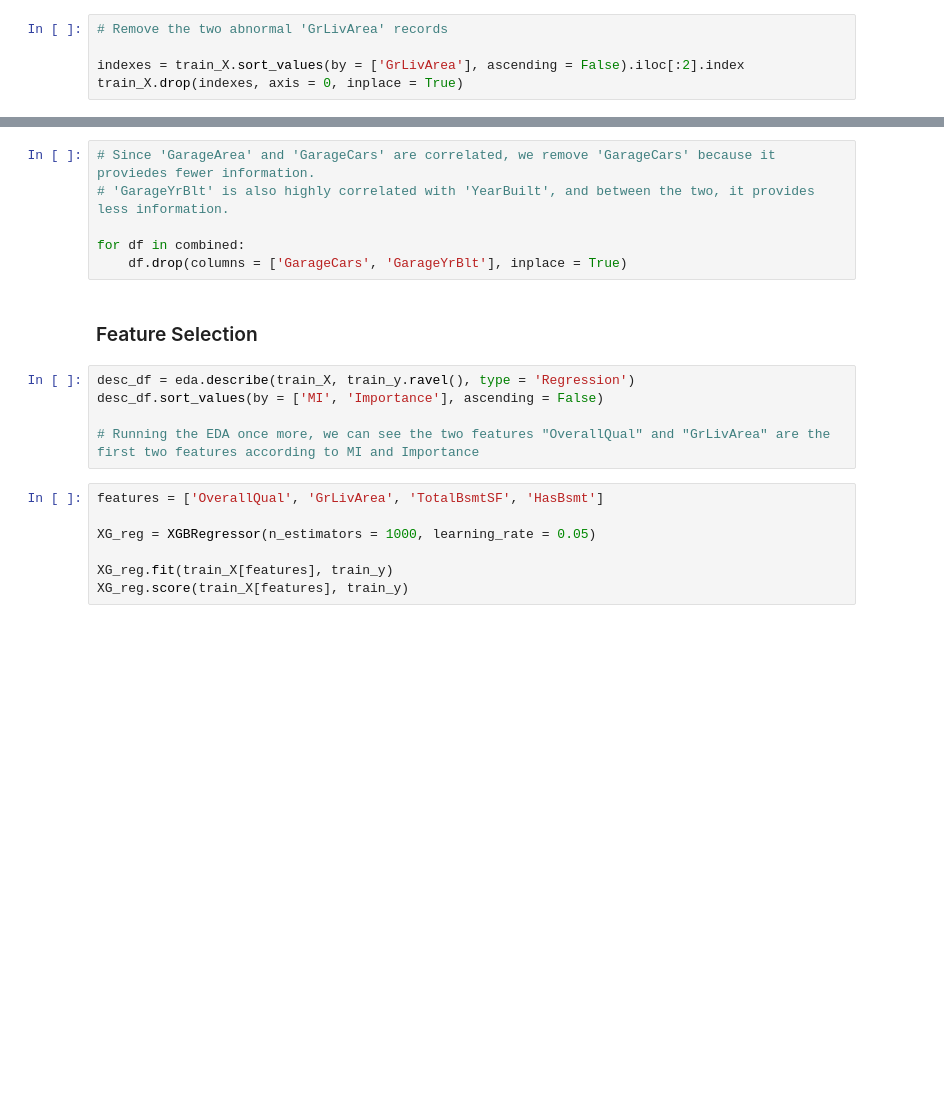
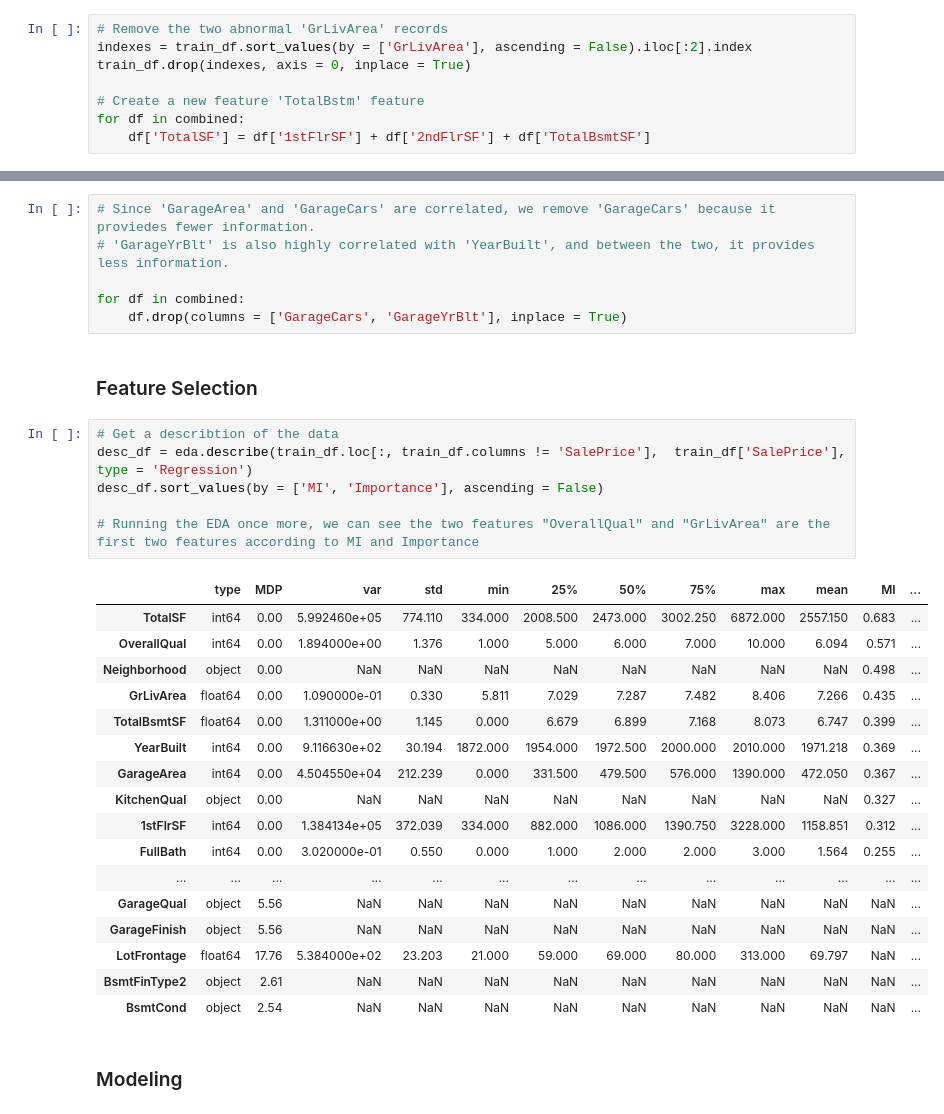
Before and after one commit to keivanipchihagh/House-Prices-Advanced-Regression-Techniques, a Jupyter notebook: house-prices-advanced-regression-techniques.ipynb, the cells around one changed output, grey strips where cells are left out. Drawn from its saved outputs; the diff is of its cells as text; blank space fills up the shorter version.

```diff
--- a/house-prices-advanced-regression-techniques.ipynb
+++ b/house-prices-advanced-regression-techniques.ipynb
@@ -110,9 +101,12 @@ Overall features to remove: ['HeatingQC', 'YrSold', 'Foundation', 'PavedDrive',
 ### Feature Engineering
 # %%
 # Remove the two abnormal 'GrLivArea' records
+indexes = train_df.sort_values(by = ['GrLivArea'], ascending = False).iloc[:2].index
+train_df.drop(indexes, axis = 0, inplace = True)
 
-indexes = train_X.sort_values(by = ['GrLivArea'], ascending = False).iloc[:2].index
-train_X.drop(indexes, axis = 0, inplace = True)
+# Create a new feature 'TotalBstm' feature
+for df in combined:
+    df['TotalSF'] = df['1stFlrSF'] + df['2ndFlrSF'] + df['TotalBsmtSF']
 # %%
 # Basement is important and is something I consider when buying a house, so I will keep it. But it's not normal again and in fact, there are many houses with no basements!
 # So I'll create a new variabe that indicates wheter the house has a basement or not. Then I'll transform the ones with basement it to log.
@@ -149,14 +148,28 @@ for df in combined:
 # %% [markdown]
 ### Feature Selection
 # %%
-desc_df = eda.describe(train_X, train_y.ravel(), type = 'Regression')
+# Get a describtion of the data
+desc_df = eda.describe(train_df.loc[:, train_df.columns != 'SalePrice'],  train_df['SalePrice'], type = 'Regression')
 desc_df.sort_values(by = ['MI', 'Importance'], ascending = False)
 
 # Running the EDA once more, we can see the two features "OverallQual" and "GrLivArea" are the first two features according to MI and Importance
+# %% [output]
+|  | type | MDP | var | std | min | 25% | 50% | 75% | max | mean | MI | ... |
+| TotalSF | int64 | 0.00 | 5.992460e+05 | 774.110 | 334.000 | 2008.500 | 2473.000 | 3002.250 | 6872.000 | 2557.150 | 0.683 | ... |
+| OverallQual | int64 | 0.00 | 1.894000e+00 | 1.376 | 1.000 | 5.000 | 6.000 | 7.000 | 10.000 | 6.094 | 0.571 | ... |
+| Neighborhood | object | 0.00 | NaN | NaN | NaN | NaN | NaN | NaN | NaN | NaN | 0.498 | ... |
+| GrLivArea | float64 | 0.00 | 1.090000e-01 | 0.330 | 5.811 | 7.029 | 7.287 | 7.482 | 8.406 | 7.266 | 0.435 | ... |
+| TotalBsmtSF | float64 | 0.00 | 1.311000e+00 | 1.145 | 0.000 | 6.679 | 6.899 | 7.168 | 8.073 | 6.747 | 0.399 | ... |
+| YearBuilt | int64 | 0.00 | 9.116630e+02 | 30.194 | 1872.000 | 1954.000 | 1972.500 | 2000.000 | 2010.000 | 1971.218 | 0.369 | ... |
+| GarageArea | int64 | 0.00 | 4.504550e+04 | 212.239 | 0.000 | 331.500 | 479.500 | 576.000 | 1390.000 | 472.050 | 0.367 | ... |
+| KitchenQual | object | 0.00 | NaN | NaN | NaN | NaN | NaN | NaN | NaN | NaN | 0.327 | ... |
+| 1stFlrSF | int64 | 0.00 | 1.384134e+05 | 372.039 | 334.000 | 882.000 | 1086.000 | 1390.750 | 3228.000 | 1158.851 | 0.312 | ... |
+| FullBath | int64 | 0.00 | 3.020000e-01 | 0.550 | 0.000 | 1.000 | 2.000 | 2.000 | 3.000 | 1.564 | 0.255 | ... |
+| ... | ... | ... | ... | ... | ... | ... | ... | ... | ... | ... | ... | ... |
+| GarageQual | object | 5.56 | NaN | NaN | NaN | NaN | NaN | NaN | NaN | NaN | NaN | ... |
+| GarageFinish | object | 5.56 | NaN | NaN | NaN | NaN | NaN | NaN | NaN | NaN | NaN | ... |
+| LotFrontage | float64 | 17.76 | 5.384000e+02 | 23.203 | 21.000 | 59.000 | 69.000 | 80.000 | 313.000 | 69.797 | NaN | ... |
+| BsmtFinType2 | object | 2.61 | NaN | NaN | NaN | NaN | NaN | NaN | NaN | NaN | NaN | ... |
+| BsmtCond | object | 2.54 | NaN | NaN | NaN | NaN | NaN | NaN | NaN | NaN | NaN | ... |
-# %%
-features = ['OverallQual', 'GrLivArea', 'TotalBsmtSF', 'HasBsmt']
-
-XG_reg = XGBRegressor(n_estimators = 1000, learning_rate = 0.05)
-
-XG_reg.fit(train_X[features], train_y)
-XG_reg.score(train_X[features], train_y)
+# %% [markdown]
+### Modeling
```
Also changed, not shown: parts of 15 cells of this notebook, 1 other file.
